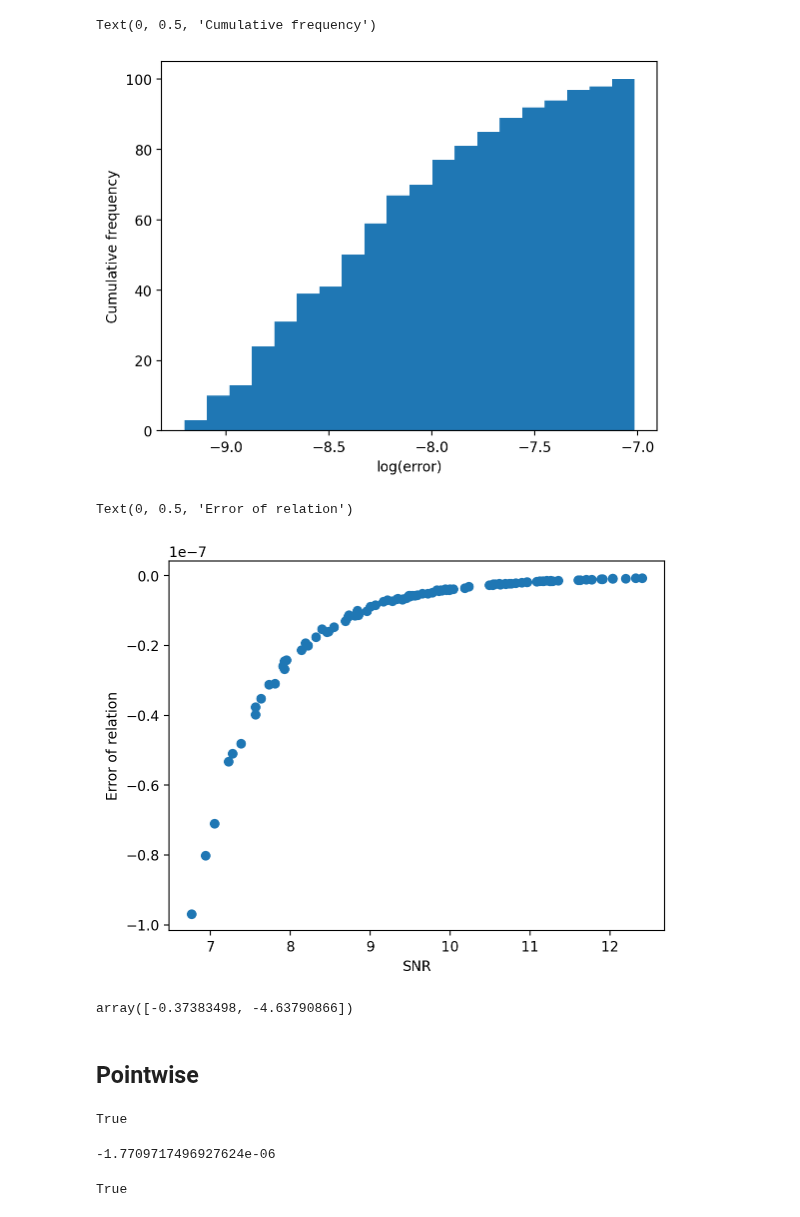
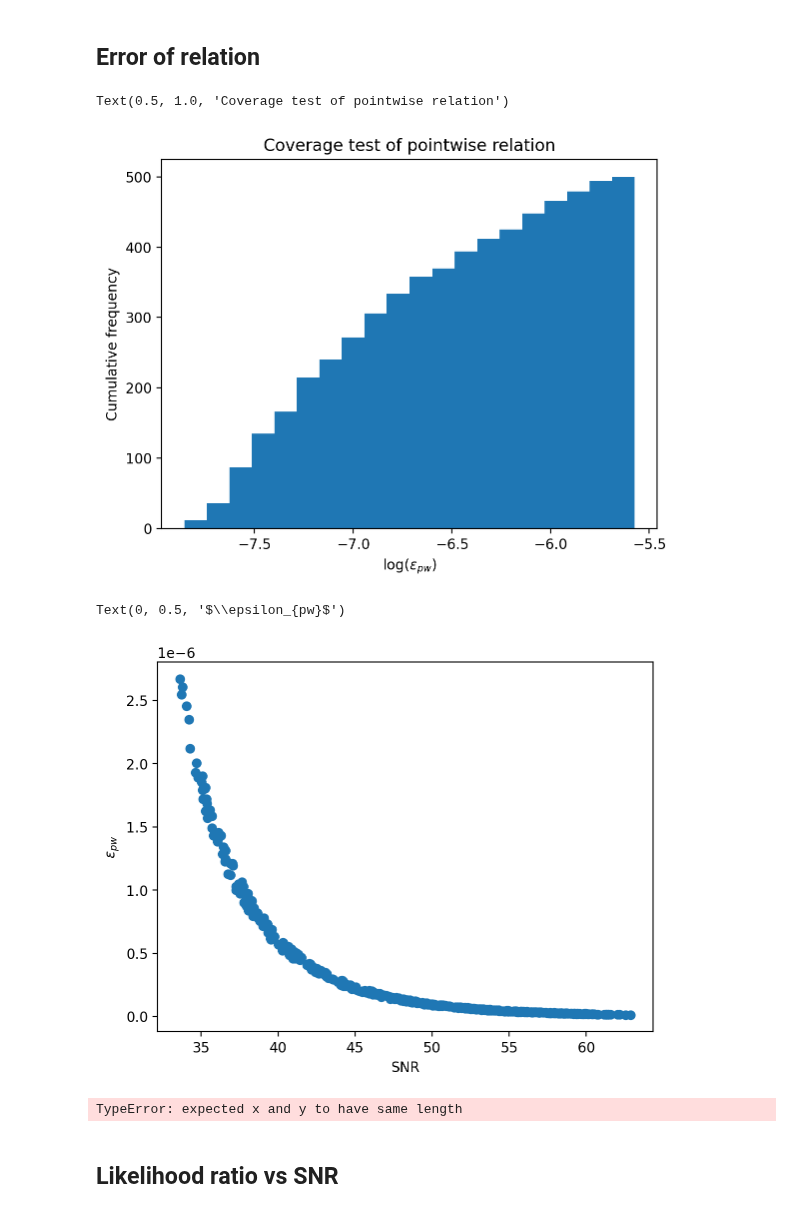
Before and after one commit to Sizheng-Ma/qnm_filter, a Jupyter notebook: code_demo/pointwise_coverage_test.ipynb, the cells around one changed output. Saved outputs shown, nothing was run; the diff lists cells and outputs as text; code cells hidden in the pictures.

```diff
--- a/code_demo/pointwise_coverage_test.ipynb
+++ b/code_demo/pointwise_coverage_test.ipynb
@@ -16,15 +16,17 @@ input = dict(model_list = [(2,2,0, 'p')],
              segment_length = 0.2,
              srate = 4096*4,
              ra = None, dec = None,)
+# %% [markdown]
+## Error of relation
 # %%
 SNR_arr = []
 err_arr = []
 
-for i in range(100):
+for i in range(500):
     injected = [np.random.uniform(45, 150, 1)[0], np.random.uniform(0, 0.85, 1)[0]]
     omega220=qnm.modes_cache(s=-2,l=2,m=2,n=0)(a=injected[1])[0]
     mass = qnm_filter.Filter.mass_unit(injected[0])
-    signal=1e-22*np.real(np.exp(-1j*omega220*abs(t_range)/(injected[0]*T_MSUN)))
+    signal= np.real(np.exp(-1j*omega220*abs(t_range)/(injected[0]*T_MSUN)))
     padded = qnm_filter.pad_data_for_fft(qnm_filter.RealData(signal, index=t_range), 2,2)
     waveform = qnm_filter.RealData(padded[1], index=padded[0])
 
@@ -33,7 +35,7 @@ for i in range(100):
     fit.detector_alignment()
     fit.compute_acfs('original_data')
     temp_acf = np.full(input['srate'], 0, dtype = np.double)
-    temp_acf[0] = 5e-23**2
+    temp_acf[0] = 0.1**2
     fit.acfs['H1'] = qnm_filter.RealData(temp_acf, index = fit.acfs['H1'].index)
     fit.cholesky_decomposition()
     fit.first_index()
@@ -53,65 +55,23 @@ for i in range(100):
     err_arr.append(error)
 # %%
 pl.hist(np.log10(np.abs(err_arr)), bins=20, cumulative=True);
-pl.xlabel("log(error)")
+pl.xlabel("log($\epsilon_{pw}$)")
 pl.ylabel("Cumulative frequency")
+pl.title("Coverage test of pointwise relation")
 # %% [output]
-Text(0, 0.5, 'Cumulative frequency')
+Text(0.5, 1.0, 'Coverage test of pointwise relation')
-[figure, old version]
+[figure, new version]
 # %%
-pl.plot(SNR_arr, err_arr, 'o')
+pl.plot(SNR_arr, np.abs(err_arr), 'o')
 # pl.plot(SNR_arr, np.log10(np.abs(err_arr)), 'o')
 pl.xlabel("SNR")
-pl.ylabel("Error of relation")
+pl.ylabel("$\epsilon_{pw}$")
 # %% [output]
-Text(0, 0.5, 'Error of relation')
+Text(0, 0.5, '$\\epsilon_{pw}$')
-[figure, old version]
+[figure, new version]
 # %%
 np.polyfit(SNR_arr, np.log10(np.abs(err_arr)), deg=1)
 # %% [output]
-array([-0.37383498, -4.63790866])
+TypeError: expected x and y to have same length
 # %% [markdown]
-## Pointwise
+## Likelihood ratio vs SNR
-# %%
-# Here the null hypothesis is no signal. So the FF is 0
-
-template = fit.truncate_data(fit.original_data)['H1']
-SNR = fit.compute_SNR(None, template, 'H1', optimal=True)
-filt_likelihood = fit.likelihood_vs_mass_spin(injected[0], injected[1], model_list=[(2,2,0,'p')])
-nofilt_likelihood = fit.compute_likelihood(apply_filter=False)
-
-np.isclose(filt_likelihood-nofilt_likelihood, SNR**2/2)
-# %% [output]
-True
-# %%
-# H0 = 220, H1 = 221. Calculate the FF from the residual SNR
-
-template = fit.truncate_data(fit.original_data)['H1']
-SNR = fit.compute_SNR(None, template, 'H1', optimal=True)
-fit.add_filter(mass=injected[0], chi=injected[1], model_list=[(2,2,1,'p')])
-template_res = fit.truncate_data(fit.filtered_data)['H1']
-SNR_res = fit.compute_SNR(None, template_res, 'H1', optimal=True)
-FF = np.sqrt(1-SNR_res**2/SNR**2)
-
-filt221_likelihood = fit.likelihood_vs_mass_spin(injected[0], injected[1], model_list=[(2,2,1,'p')])
-filt220_likelihood = fit.likelihood_vs_mass_spin(injected[0], injected[1], model_list=[(2,2,0,'p')])
-
-(filt220_likelihood - filt221_likelihood)-((1-FF**2)*SNR**2/2)
-# %% [output]
--1.7709717496927624e-06
-# %%
-# H0 = 220, H1 = 210. Calculate the FF from the residual SNR
-
-template = fit.truncate_data(fit.original_data)['H1']
-SNR = fit.compute_SNR(None, template, 'H1', optimal=True)
-fit.add_filter(mass=injected[0], chi=injected[1], model_list=[(2,1,0,'p')])
-template_210 = fit.truncate_data(fit.filtered_data)['H1']
-SNR_210 = fit.compute_SNR(None, template_210, 'H1', optimal=True)
-FF = np.sqrt(1-SNR_210**2/SNR**2)
-
-filt210_likelihood = fit.likelihood_vs_mass_spin(injected[0], injected[1], model_list=[(2,1,0,'p')])
-filt220_likelihood = fit.likelihood_vs_mass_spin(injected[0], injected[1], model_list=[(2,2,0,'p')])
-
-np.isclose(filt220_likelihood - filt210_likelihood, (1-FF**2)*SNR**2/2)
-# %% [output]
-True
```
Also changed, not shown: parts of 8 cells of this notebook, 1 other file.
